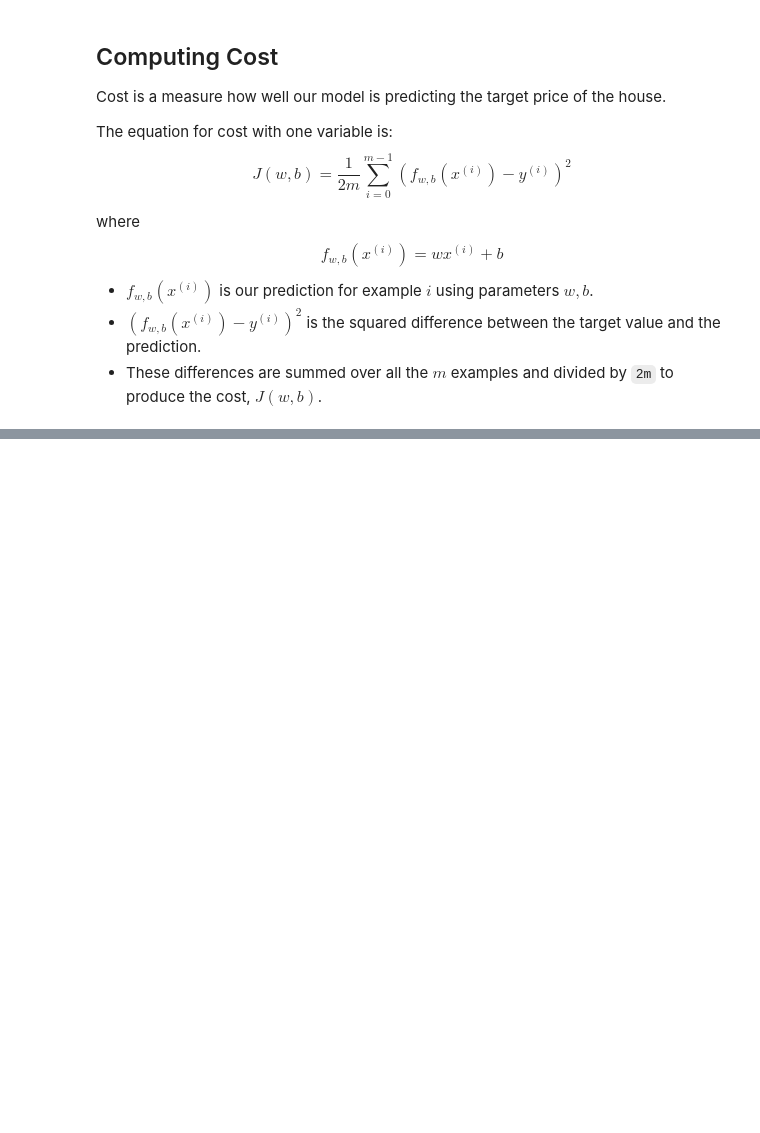
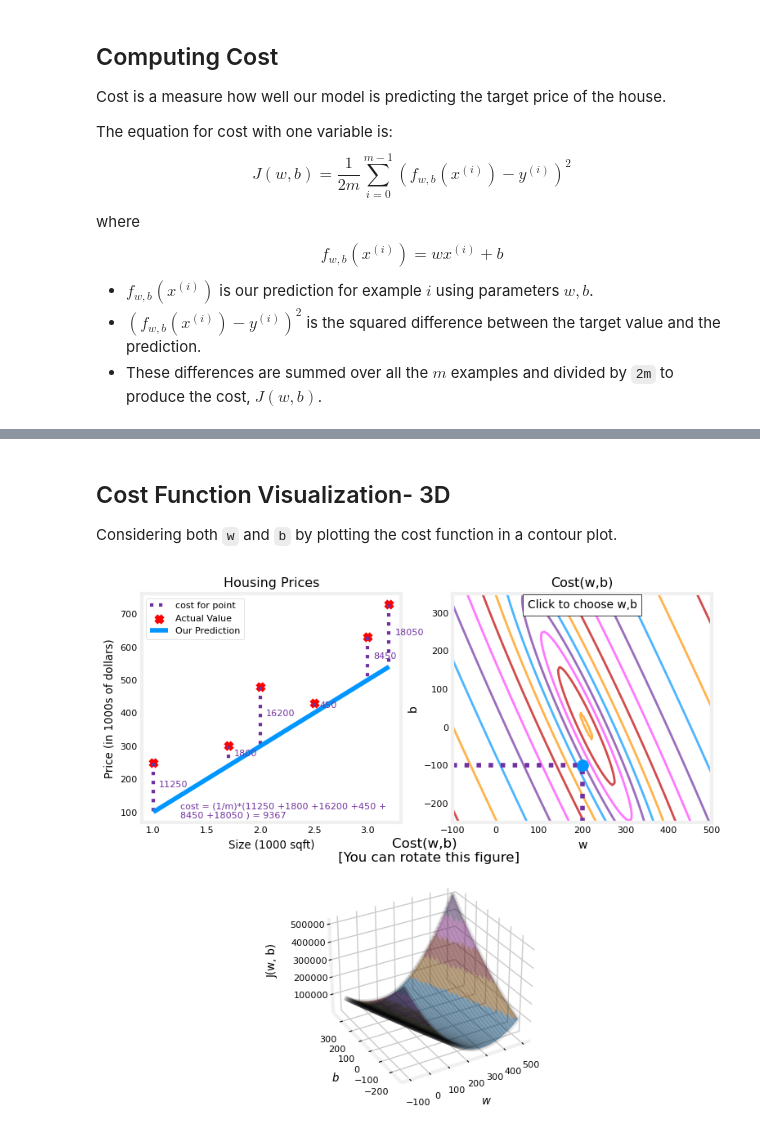
Before and after one commit to PankajaBalasooriya/SML-Regression-Classification, a Jupyter notebook: CostFunction/CostFunction.ipynb, the cells around one changed output, grey strips where cells are left out. Drawn from its saved outputs; the diff is of its cells as text; code cells hidden in the pictures; blank space fills up the shorter version.

```diff
--- a/CostFunction/CostFunction.ipynb
+++ b/CostFunction/CostFunction.ipynb
@@ -59,0 +64,12 @@ plt_intuition(x_train, y_train)
+# %% [markdown]
+## Cost Function Visualization- 3D
+Considering both `w` and `b` by plotting the cost function in a contour plot.
+# %%
+x_train = np.array([1.0, 1.7, 2.0, 2.5, 3.0, 3.2])
+y_train = np.array([250, 300, 480,  430,   630, 730,])
+# %%
+plt.close('all')
+fig, ax, dyn_items = plt_stationary(x_train, y_train)
+updater = plt_update_onclick(fig, ax, x_train, y_train, dyn_items)
+# %% [output]
+[figure, added]
```
Also changed, not shown: parts of 3 cells of this notebook, 4 other files.
